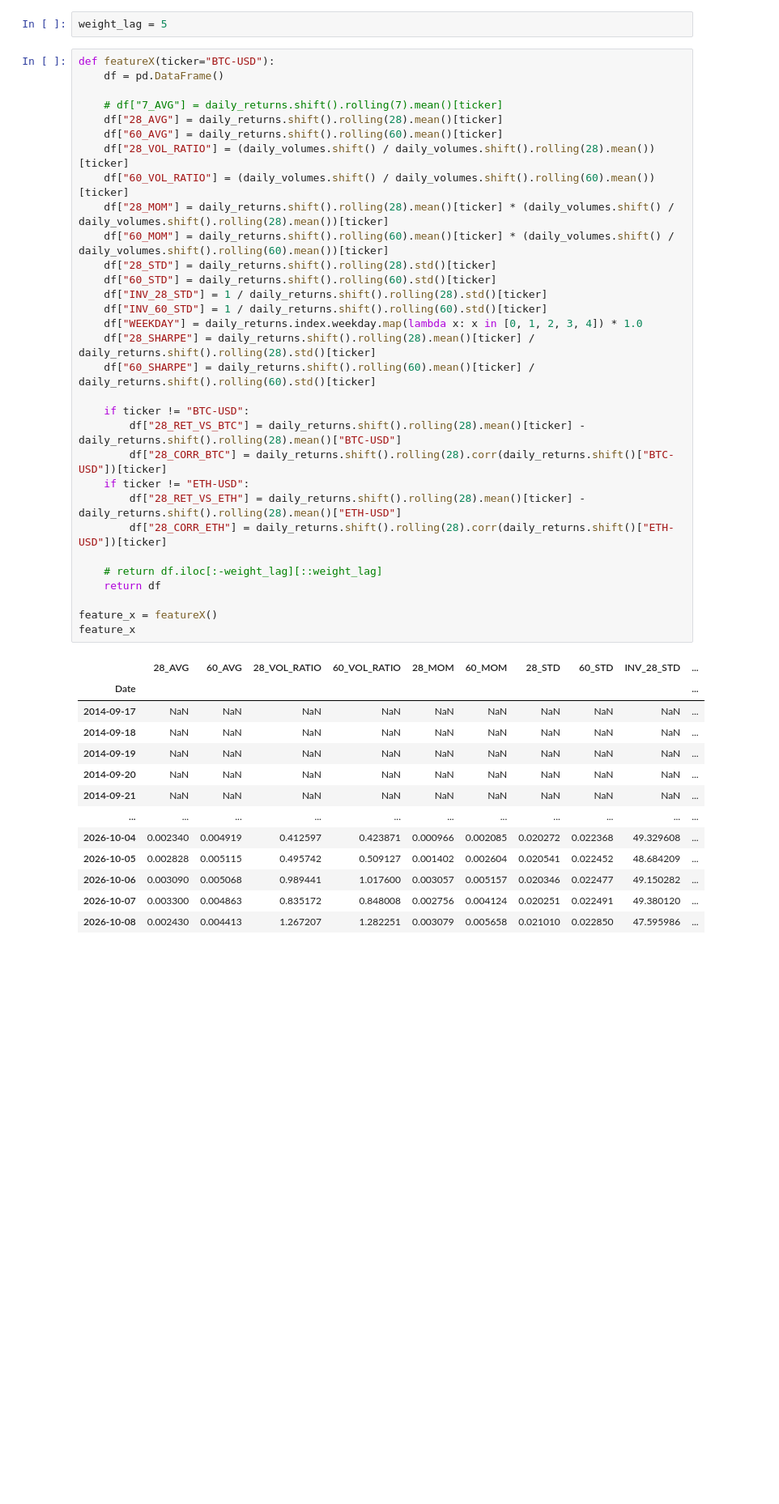
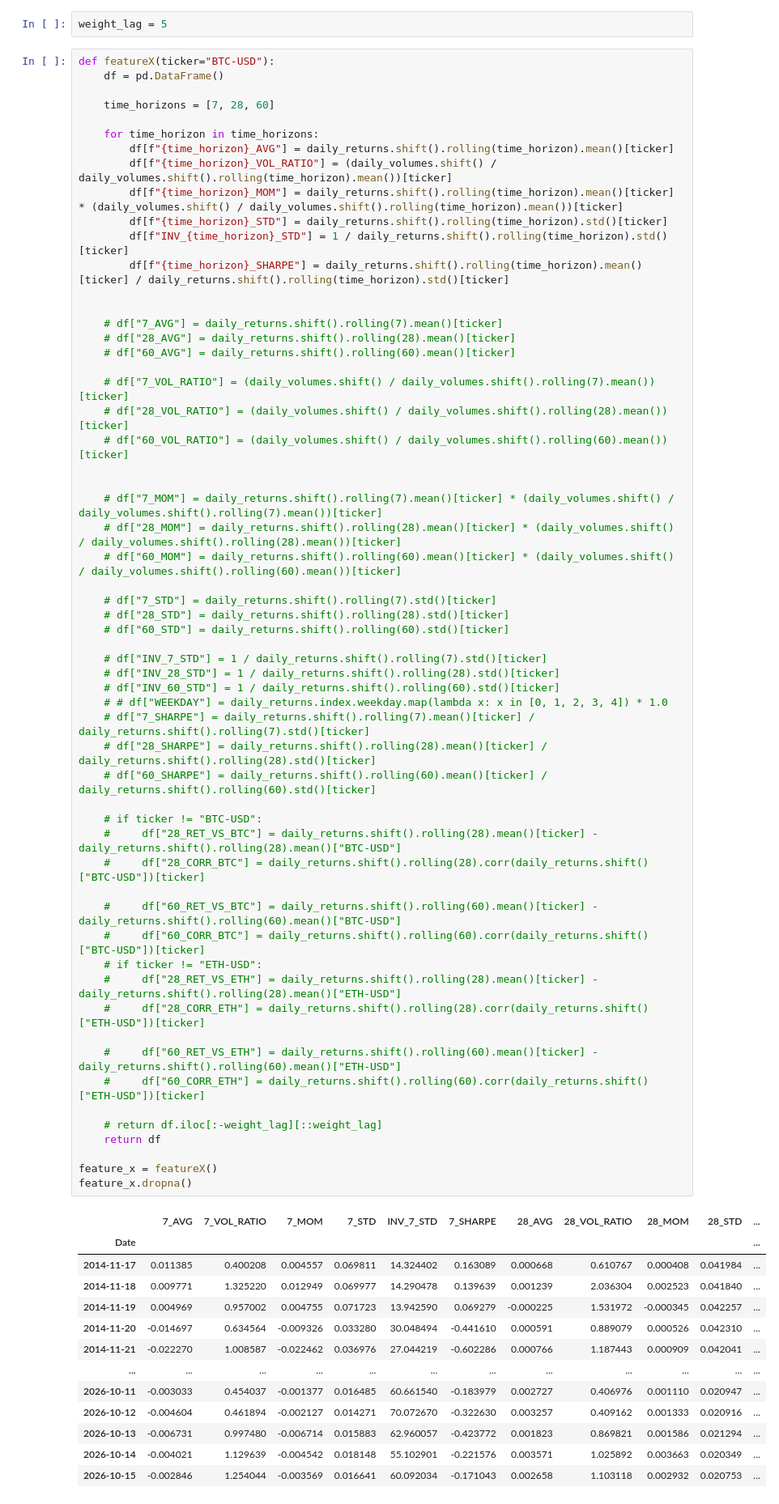
Before and after one commit to JibrilAbdi144/quant-research-project, a Jupyter notebook: notebooks/test21.ipynb, the cells around one changed output. Shown at 81% size. Drawn from its saved outputs; the diff is of its cells as text; blank space fills up the shorter version.

```diff
--- a/notebooks/test21.ipynb
+++ b/notebooks/test21.ipynb
@@ -29,45 +29,72 @@ weight_lag = 5
 # %%
 def featureX(ticker="BTC-USD"):
     df = pd.DataFrame()
 
+    time_horizons = [7, 28, 60]
+
+    for time_horizon in time_horizons:
+        df[f"{time_horizon}_AVG"] = daily_returns.shift().rolling(time_horizon).mean()[ticker]
+        df[f"{time_horizon}_VOL_RATIO"] = (daily_volumes.shift() / daily_volumes.shift().rolling(time_horizon).mean())[ticker]
+        df[f"{time_horizon}_MOM"] = daily_returns.shift().rolling(time_horizon).mean()[ticker] * (daily_volumes.shift() / daily_volumes.shift().rolling(time_horizon).mean())[ticker]
+        df[f"{time_horizon}_STD"] = daily_returns.shift().rolling(time_horizon).std()[ticker]
+        df[f"INV_{time_horizon}_STD"] = 1 / daily_returns.shift().rolling(time_horizon).std()[ticker]
+        df[f"{time_horizon}_SHARPE"] = daily_returns.shift().rolling(time_horizon).mean()[ticker] / daily_returns.shift().rolling(time_horizon).std()[ticker]
+
+
     # df["7_AVG"] = daily_returns.shift().rolling(7).mean()[ticker]
-    df["28_AVG"] = daily_returns.shift().rolling(28).mean()[ticker]
-    df["60_AVG"] = daily_returns.shift().rolling(60).mean()[ticker]
-    df["28_VOL_RATIO"] = (daily_volumes.shift() / daily_volumes.shift().rolling(28).mean())[ticker]
-    df["60_VOL_RATIO"] = (daily_volumes.shift() / daily_volumes.shift().rolling(60).mean())[ticker]
-    df["28_MOM"] = daily_returns.shift().rolling(28).mean()[ticker] * (daily_volumes.shift() / daily_volumes.shift().rolling(28).mean())[ticker]
-    df["60_MOM"] = daily_returns.shift().rolling(60).mean()[ticker] * (daily_volumes.shift() / daily_volumes.shift().rolling(60).mean())[ticker]
-    df["28_STD"] = daily_returns.shift().rolling(28).std()[ticker]
-    df["60_STD"] = daily_returns.shift().rolling(60).std()[ticker]
-    df["INV_28_STD"] = 1 / daily_returns.shift().rolling(28).std()[ticker]
-    df["INV_60_STD"] = 1 / daily_returns.shift().rolling(60).std()[ticker]
-    df["WEEKDAY"] = daily_returns.index.weekday.map(lambda x: x in [0, 1, 2, 3, 4]) * 1.0
-    df["28_SHARPE"] = daily_returns.shift().rolling(28).mean()[ticker] / daily_returns.shift().rolling(28).std()[ticker]
-    df["60_SHARPE"] = daily_returns.shift().rolling(60).mean()[ticker] / daily_returns.shift().rolling(60).std()[ticker]
+    # df["28_AVG"] = daily_returns.shift().rolling(28).mean()[ticker]
+    # df["60_AVG"] = daily_returns.shift().rolling(60).mean()[ticker]
 
-    if ticker != "BTC-USD":
-        df["28_RET_VS_BTC"] = daily_returns.shift().rolling(28).mean()[ticker] - daily_returns.shift().rolling(28).mean()["BTC-USD"]
-        df["28_CORR_BTC"] = daily_returns.shift().rolling(28).corr(daily_returns.shift()["BTC-USD"])[ticker]
-    if ticker != "ETH-USD":
-        df["28_RET_VS_ETH"] = daily_returns.shift().rolling(28).mean()[ticker] - daily_returns.shift().rolling(28).mean()["ETH-USD"]
-        df["28_CORR_ETH"] = daily_returns.shift().rolling(28).corr(daily_returns.shift()["ETH-USD"])[ticker]
+    # df["7_VOL_RATIO"] = (daily_volumes.shift() / daily_volumes.shift().rolling(7).mean())[ticker]
+    # df["28_VOL_RATIO"] = (daily_volumes.shift() / daily_volumes.shift().rolling(28).mean())[ticker]
+    # df["60_VOL_RATIO"] = (daily_volumes.shift() / daily_volumes.shift().rolling(60).mean())[ticker]
+
+
+    # df["7_MOM"] = daily_returns.shift().rolling(7).mean()[ticker] * (daily_volumes.shift() / daily_volumes.shift().rolling(7).mean())[ticker]
+    # df["28_MOM"] = daily_returns.shift().rolling(28).mean()[ticker] * (daily_volumes.shift() / daily_volumes.shift().rolling(28).mean())[ticker]
+    # df["60_MOM"] = daily_returns.shift().rolling(60).mean()[ticker] * (daily_volumes.shift() / daily_volumes.shift().rolling(60).mean())[ticker]
+
+    # df["7_STD"] = daily_returns.shift().rolling(7).std()[ticker]
+    # df["28_STD"] = daily_returns.shift().rolling(28).std()[ticker]
+    # df["60_STD"] = daily_returns.shift().rolling(60).std()[ticker]
+
+    # df["INV_7_STD"] = 1 / daily_returns.shift().rolling(7).std()[ticker]
+    # df["INV_28_STD"] = 1 / daily_returns.shift().rolling(28).std()[ticker]
+    # df["INV_60_STD"] = 1 / daily_returns.shift().rolling(60).std()[ticker]
+    # # df["WEEKDAY"] = daily_returns.index.weekday.map(lambda x: x in [0, 1, 2, 3, 4]) * 1.0
+    # df["7_SHARPE"] = daily_returns.shift().rolling(7).mean()[ticker] / daily_returns.shift().rolling(7).std()[ticker]
+    # df["28_SHARPE"] = daily_returns.shift().rolling(28).mean()[ticker] / daily_returns.shift().rolling(28).std()[ticker]
+    # df["60_SHARPE"] = daily_returns.shift().rolling(60).mean()[ticker] / daily_returns.shift().rolling(60).std()[ticker]
+
+    # if ticker != "BTC-USD":
+    #     df["28_RET_VS_BTC"] = daily_returns.shift().rolling(28).mean()[ticker] - daily_returns.shift().rolling(28).mean()["BTC-USD"]
+    #     df["28_CORR_BTC"] = daily_returns.shift().rolling(28).corr(daily_returns.shift()["BTC-USD"])[ticker]
+
+    #     df["60_RET_VS_BTC"] = daily_returns.shift().rolling(60).mean()[ticker] - daily_returns.shift().rolling(60).mean()["BTC-USD"]
+    #     df["60_CORR_BTC"] = daily_returns.shift().rolling(60).corr(daily_returns.shift()["BTC-USD"])[ticker]
+    # if ticker != "ETH-USD":
+    #     df["28_RET_VS_ETH"] = daily_returns.shift().rolling(28).mean()[ticker] - daily_returns.shift().rolling(28).mean()["ETH-USD"]
+    #     df["28_CORR_ETH"] = daily_returns.shift().rolling(28).corr(daily_returns.shift()["ETH-USD"])[ticker]
+
+    #     df["60_RET_VS_ETH"] = daily_returns.shift().rolling(60).mean()[ticker] - daily_returns.shift().rolling(60).mean()["ETH-USD"]
+    #     df["60_CORR_ETH"] = daily_returns.shift().rolling(60).corr(daily_returns.shift()["ETH-USD"])[ticker]
 
     # return df.iloc[:-weight_lag][::weight_lag]
     return df
 
 feature_x = featureX()
-feature_x
+feature_x.dropna()
 # %% [output]
-|  | 28_AVG | 60_AVG | 28_VOL_RATIO | 60_VOL_RATIO | 28_MOM | 60_MOM | 28_STD | 60_STD | INV_28_STD | ... |
-| Date |  |  |  |  |  |  |  |  |  | ... |
-| 2014-09-17 | NaN | NaN | NaN | NaN | NaN | NaN | NaN | NaN | NaN | ... |
-| 2014-09-18 | NaN | NaN | NaN | NaN | NaN | NaN | NaN | NaN | NaN | ... |
-| 2014-09-19 | NaN | NaN | NaN | NaN | NaN | NaN | NaN | NaN | NaN | ... |
-| 2014-09-20 | NaN | NaN | NaN | NaN | NaN | NaN | NaN | NaN | NaN | ... |
-| 2014-09-21 | NaN | NaN | NaN | NaN | NaN | NaN | NaN | NaN | NaN | ... |
-| ... | ... | ... | ... | ... | ... | ... | ... | ... | ... | ... |
-| 2026-10-04 | 0.002340 | 0.004919 | 0.412597 | 0.423871 | 0.000966 | 0.002085 | 0.020272 | 0.022368 | 49.329608 | ... |
-| 2026-10-05 | 0.002828 | 0.005115 | 0.495742 | 0.509127 | 0.001402 | 0.002604 | 0.020541 | 0.022452 | 48.684209 | ... |
-| 2026-10-06 | 0.003090 | 0.005068 | 0.989441 | 1.017600 | 0.003057 | 0.005157 | 0.020346 | 0.022477 | 49.150282 | ... |
-| 2026-10-07 | 0.003300 | 0.004863 | 0.835172 | 0.848008 | 0.002756 | 0.004124 | 0.020251 | 0.022491 | 49.380120 | ... |
-| 2026-10-08 | 0.002430 | 0.004413 | 1.267207 | 1.282251 | 0.003079 | 0.005658 | 0.021010 | 0.022850 | 47.595986 | ... |
+|  | 7_AVG | 7_VOL_RATIO | 7_MOM | 7_STD | INV_7_STD | 7_SHARPE | 28_AVG | 28_VOL_RATIO | 28_MOM | 28_STD | ... |
+| Date |  |  |  |  |  |  |  |  |  |  | ... |
+| 2014-11-17 | 0.011385 | 0.400208 | 0.004557 | 0.069811 | 14.324402 | 0.163089 | 0.000668 | 0.610767 | 0.000408 | 0.041984 | ... |
+| 2014-11-18 | 0.009771 | 1.325220 | 0.012949 | 0.069977 | 14.290478 | 0.139639 | 0.001239 | 2.036304 | 0.002523 | 0.041840 | ... |
+| 2014-11-19 | 0.004969 | 0.957002 | 0.004755 | 0.071723 | 13.942590 | 0.069279 | -0.000225 | 1.531972 | -0.000345 | 0.042257 | ... |
+| 2014-11-20 | -0.014697 | 0.634564 | -0.009326 | 0.033280 | 30.048494 | -0.441610 | 0.000591 | 0.889079 | 0.000526 | 0.042310 | ... |
+| 2014-11-21 | -0.022270 | 1.008587 | -0.022462 | 0.036976 | 27.044219 | -0.602286 | 0.000766 | 1.187443 | 0.000909 | 0.042041 | ... |
+| ... | ... | ... | ... | ... | ... | ... | ... | ... | ... | ... | ... |
+| 2026-10-11 | -0.003033 | 0.454037 | -0.001377 | 0.016485 | 60.661540 | -0.183979 | 0.002727 | 0.406976 | 0.001110 | 0.020947 | ... |
+| 2026-10-12 | -0.004604 | 0.461894 | -0.002127 | 0.014271 | 70.072670 | -0.322630 | 0.003257 | 0.409162 | 0.001333 | 0.020916 | ... |
+| 2026-10-13 | -0.006731 | 0.997480 | -0.006714 | 0.015883 | 62.960057 | -0.423772 | 0.001823 | 0.869821 | 0.001586 | 0.021294 | ... |
+| 2026-10-14 | -0.004021 | 1.129639 | -0.004542 | 0.018148 | 55.102901 | -0.221576 | 0.003571 | 1.025892 | 0.003663 | 0.020349 | ... |
+| 2026-10-15 | -0.002846 | 1.254044 | -0.003569 | 0.016641 | 60.092034 | -0.171043 | 0.002658 | 1.103118 | 0.002932 | 0.020753 | ... |
```
Also changed, not shown: parts of 7 cells of this notebook.
